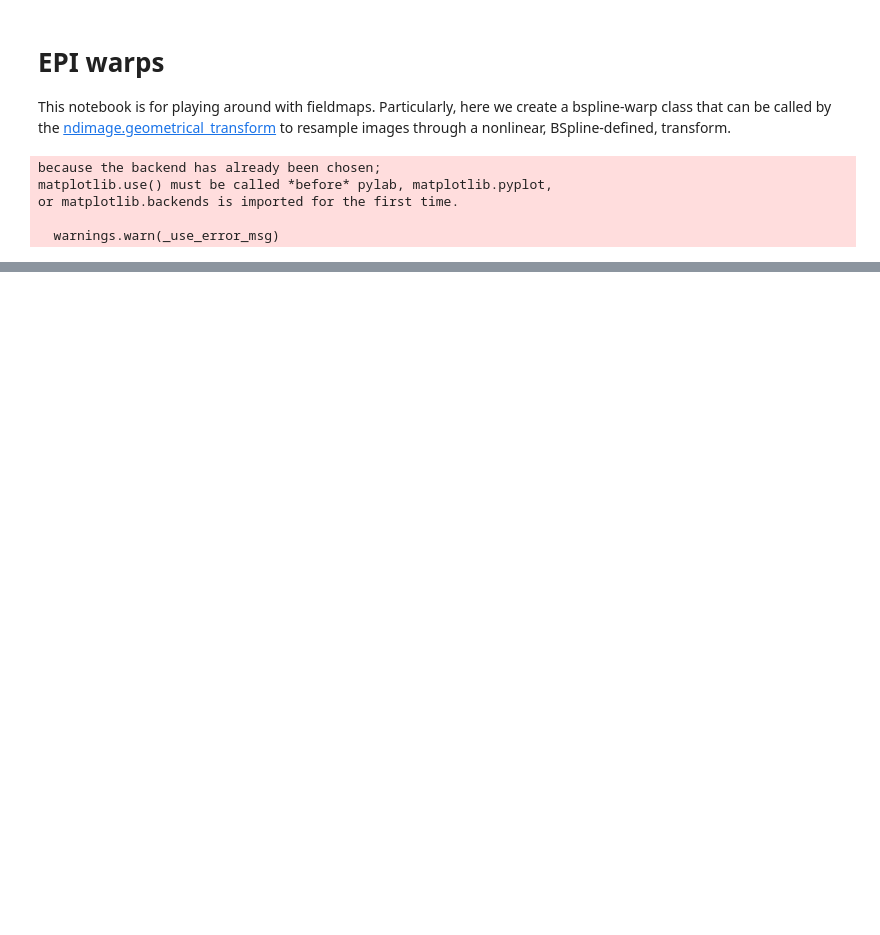
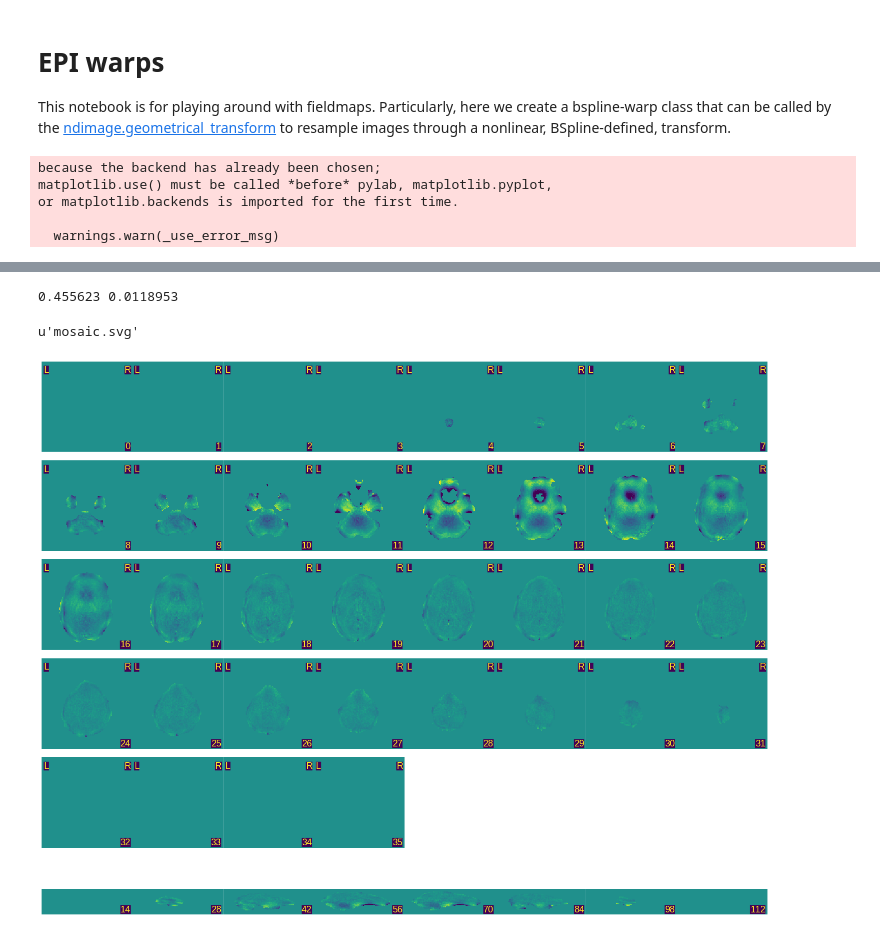
Before and after one commit to nipreps/fmriprep, a Jupyter notebook: notebooks/EPI warps.ipynb, the cells around one changed output, grey strips where cells are left out. Drawn from its saved outputs; the diff is of its cells as text; code cells hidden in the pictures; blank space fills up the shorter version.

```diff
--- a/notebooks/EPI warps.ipynb
+++ b/notebooks/EPI warps.ipynb
@@ -49 +62,11 @@ bspobj.get_smoothed().to_filename('fmap_smoothed_new.nii.gz')
+# %%
+diffmap = newdata - smoothed1
+sderror = mad(diffmap[mask_data > 0])
+print sderror, np.median(diffmap[mask_data > 0])
+# Mask out values 2sigmas away from the mean
+mvu.plot_mosaic(mask_data * diffmap, cmap='viridis', vmin=-10*sderror, vmax=10*sderror)
+# %% [output]
+0.455623 0.0118953
+u'mosaic.svg'
+[figure, added]
 # %%
```
Also changed, not shown: parts of 12 cells of this notebook, 1 other file.
